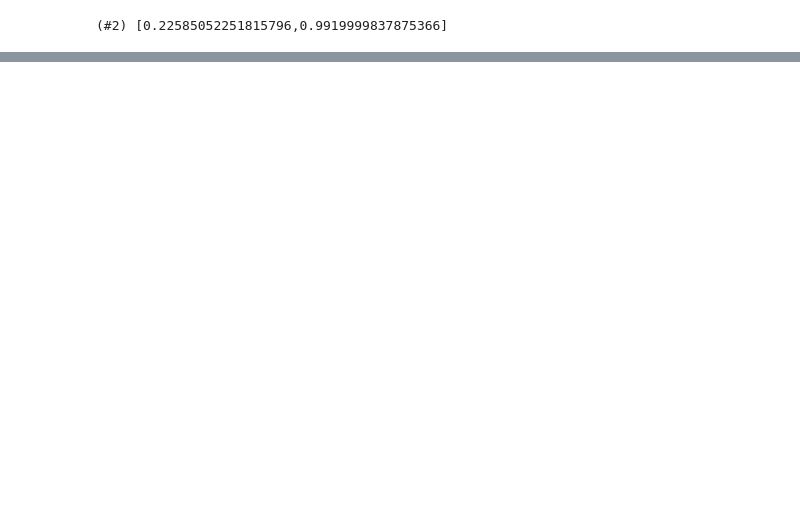
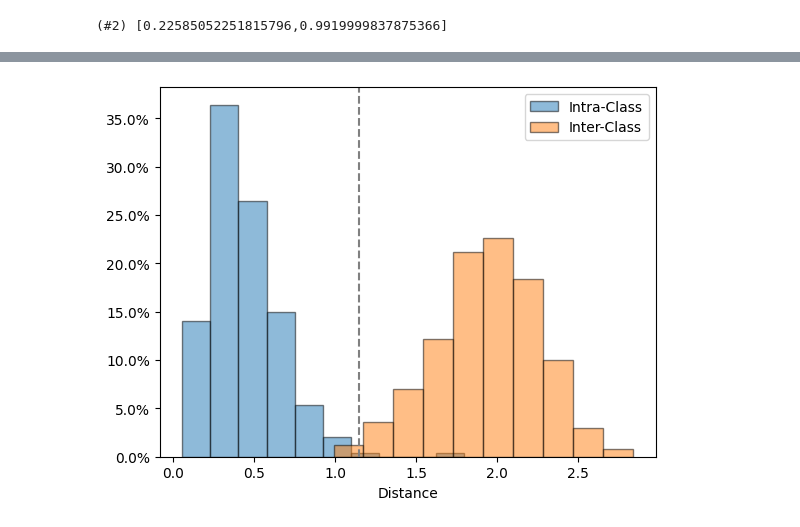
Before and after one commit to Irad-Zehavi/similarity-learning, a Jupyter notebook: nbs/facenet.ipynb, the cells around one changed output, grey strips where cells are left out. Saved outputs shown, nothing was run; the diff lists cells and outputs as text; code cells hidden in the pictures; blank space fills up the shorter version.

```diff
--- a/nbs/facenet.ipynb
+++ b/nbs/facenet.ipynb
@@ -55,3 +55,7 @@ learn.show_results()
+# %%
+face_matcher.plot_distance_histogram(dls.valid)
+# %% [output]
+[figure, added]
 # %%
 #| hide
 import nbdev; nbdev.nbdev_export()
```
Also changed, not shown: parts of 1 cell of this notebook, 5 other files.
